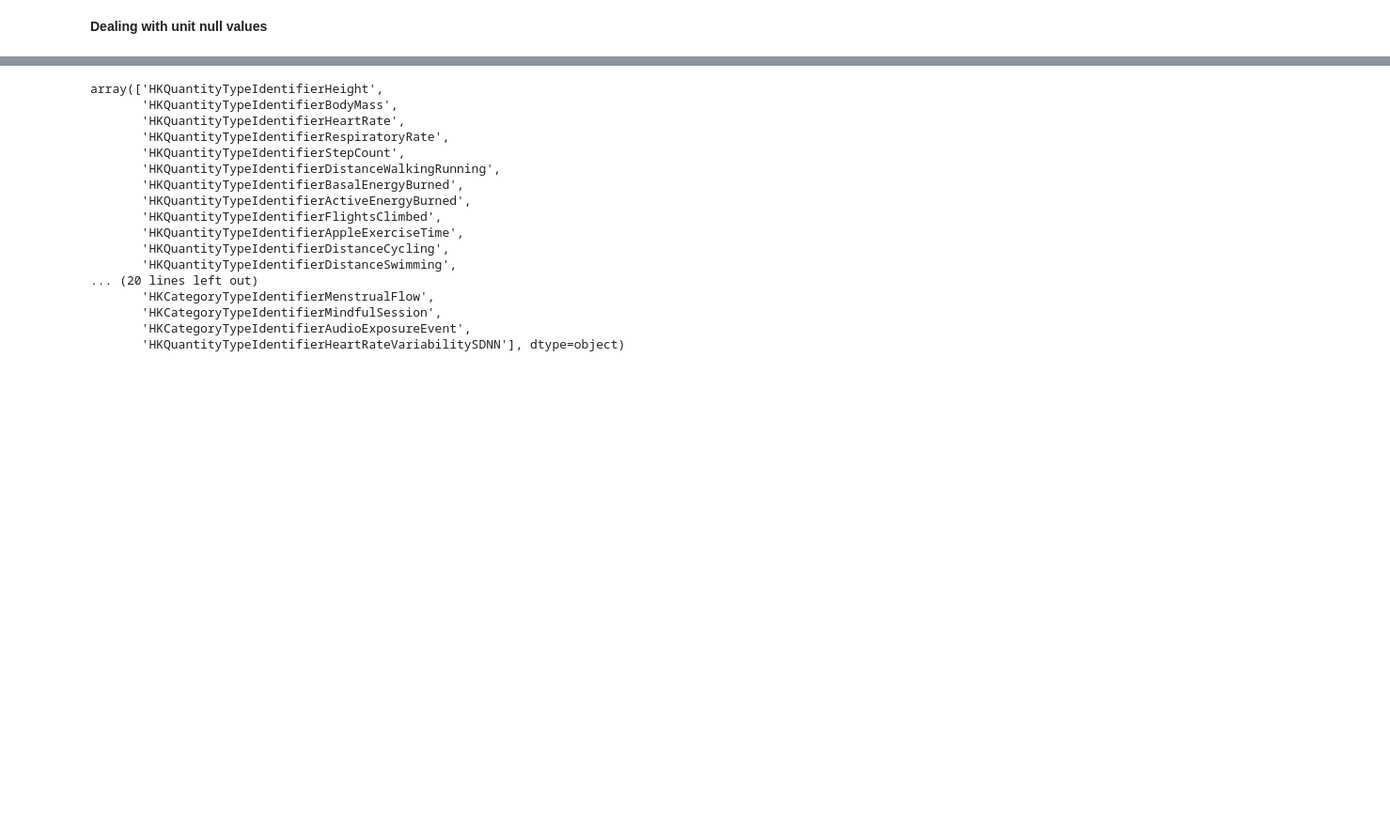
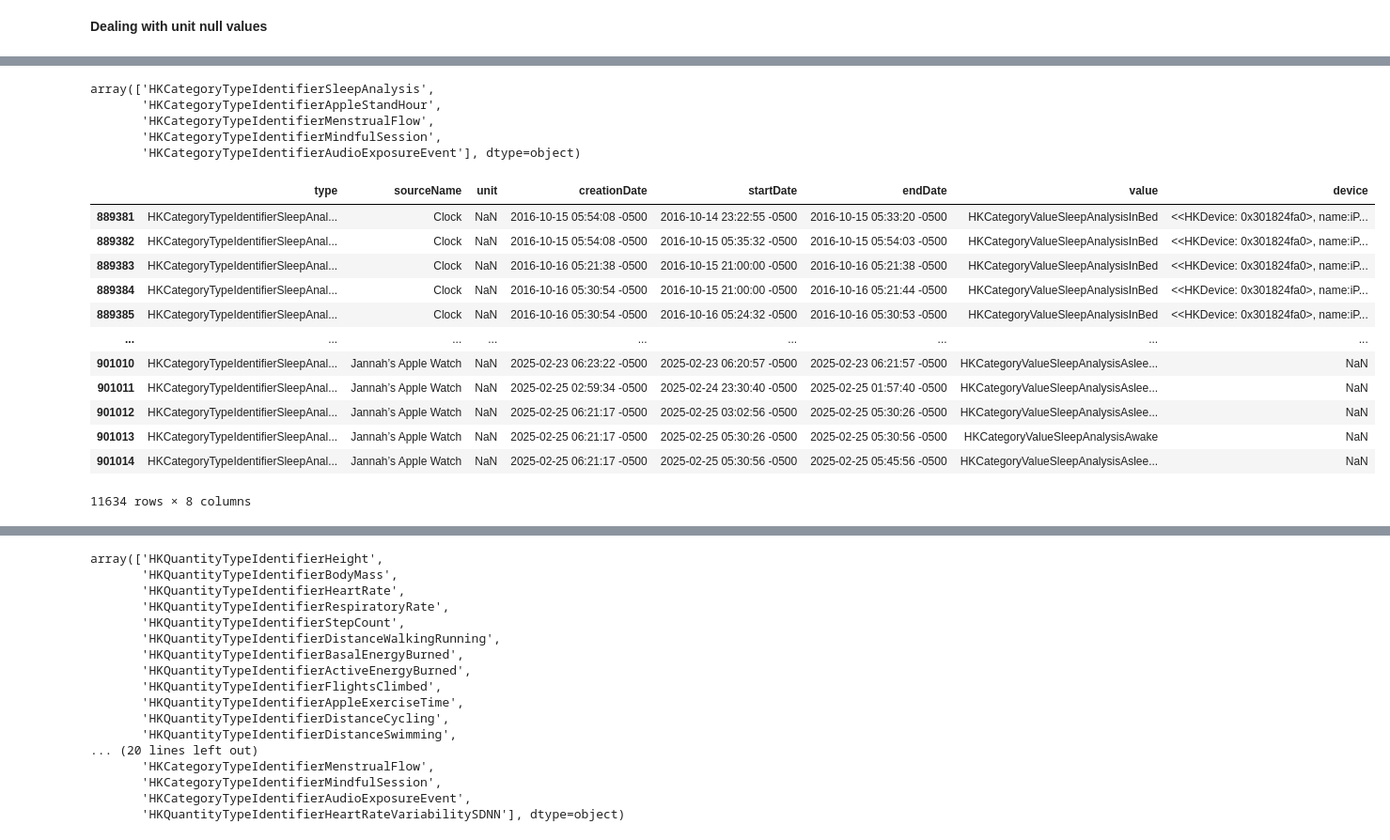
Before and after one commit to YomnaElmousalami/AppleHealthData_Analysis, a Jupyter notebook: Analyze_Sis_health_Data.ipynb, the cells around one changed output, grey strips where cells are left out. Shown at 94% size. Saved outputs shown, nothing was run; the diff lists cells and outputs as text; code cells hidden in the pictures; blank space fills up the shorter version.

```diff
--- a/Analyze_Sis_health_Data.ipynb
+++ b/Analyze_Sis_health_Data.ipynb
@@ -150 +167,27 @@ records_df.drop('sourceVersion', axis=1, inplace=True)
+# %%
+#determinng the column type where unit values are null
+records_df['type'][records_df['unit'].isnull()].unique()
+# %% [output]
+array(['HKCategoryTypeIdentifierSleepAnalysis',
+       'HKCategoryTypeIdentifierAppleStandHour',
+       'HKCategoryTypeIdentifierMenstrualFlow',
+       'HKCategoryTypeIdentifierMindfulSession',
+       'HKCategoryTypeIdentifierAudioExposureEvent'], dtype=object)
+# %%
+#identify rows for sleep analysis
+records_df[records_df['type'] == 'HKCategoryTypeIdentifierSleepAnalysis']
+# %% [output]
+|  | type | sourceName | unit | creationDate | startDate | endDate | value | device |
+| 889381 | HKCategoryTypeIdentifierSleepAnal... | Clock | NaN | 2016-10-15 05:54:08 -0500 | 2016-10-14 23:22:55 -0500 | 2016-10-15 05:33:20 -0500 | HKCategoryValueSleepAnalysisInBed | <<HKDevice: 0x301824fa0>, name:iP... |
+| 889382 | HKCategoryTypeIdentifierSleepAnal... | Clock | NaN | 2016-10-15 05:54:08 -0500 | 2016-10-15 05:35:32 -0500 | 2016-10-15 05:54:03 -0500 | HKCategoryValueSleepAnalysisInBed | <<HKDevice: 0x301824fa0>, name:iP... |
+| 889383 | HKCategoryTypeIdentifierSleepAnal... | Clock | NaN | 2016-10-16 05:21:38 -0500 | 2016-10-15 21:00:00 -0500 | 2016-10-16 05:21:38 -0500 | HKCategoryValueSleepAnalysisInBed | <<HKDevice: 0x301824fa0>, name:iP... |
+| 889384 | HKCategoryTypeIdentifierSleepAnal... | Clock | NaN | 2016-10-16 05:30:54 -0500 | 2016-10-15 21:00:00 -0500 | 2016-10-16 05:21:44 -0500 | HKCategoryValueSleepAnalysisInBed | <<HKDevice: 0x301824fa0>, name:iP... |
+| 889385 | HKCategoryTypeIdentifierSleepAnal... | Clock | NaN | 2016-10-16 05:30:54 -0500 | 2016-10-16 05:24:32 -0500 | 2016-10-16 05:30:53 -0500 | HKCategoryValueSleepAnalysisInBed | <<HKDevice: 0x301824fa0>, name:iP... |
+| ... | ... | ... | ... | ... | ... | ... | ... | ... |
+| 901010 | HKCategoryTypeIdentifierSleepAnal... | Jannah’s Apple Watch | NaN | 2025-02-23 06:23:22 -0500 | 2025-02-23 06:20:57 -0500 | 2025-02-23 06:21:57 -0500 | HKCategoryValueSleepAnalysisAslee... | NaN |
+| 901011 | HKCategoryTypeIdentifierSleepAnal... | Jannah’s Apple Watch | NaN | 2025-02-25 02:59:34 -0500 | 2025-02-24 23:30:40 -0500 | 2025-02-25 01:57:40 -0500 | HKCategoryValueSleepAnalysisAslee... | NaN |
+| 901012 | HKCategoryTypeIdentifierSleepAnal... | Jannah’s Apple Watch | NaN | 2025-02-25 06:21:17 -0500 | 2025-02-25 03:02:56 -0500 | 2025-02-25 05:30:26 -0500 | HKCategoryValueSleepAnalysisAslee... | NaN |
+| 901013 | HKCategoryTypeIdentifierSleepAnal... | Jannah’s Apple Watch | NaN | 2025-02-25 06:21:17 -0500 | 2025-02-25 05:30:26 -0500 | 2025-02-25 05:30:56 -0500 | HKCategoryValueSleepAnalysisAwake | NaN |
+| 901014 | HKCategoryTypeIdentifierSleepAnal... | Jannah’s Apple Watch | NaN | 2025-02-25 06:21:17 -0500 | 2025-02-25 05:30:56 -0500 | 2025-02-25 05:45:56 -0500 | HKCategoryValueSleepAnalysisAslee... | NaN |
+11634 rows × 8 columns
 # %%
```
Also changed, not shown: parts of 7 cells of this notebook.
